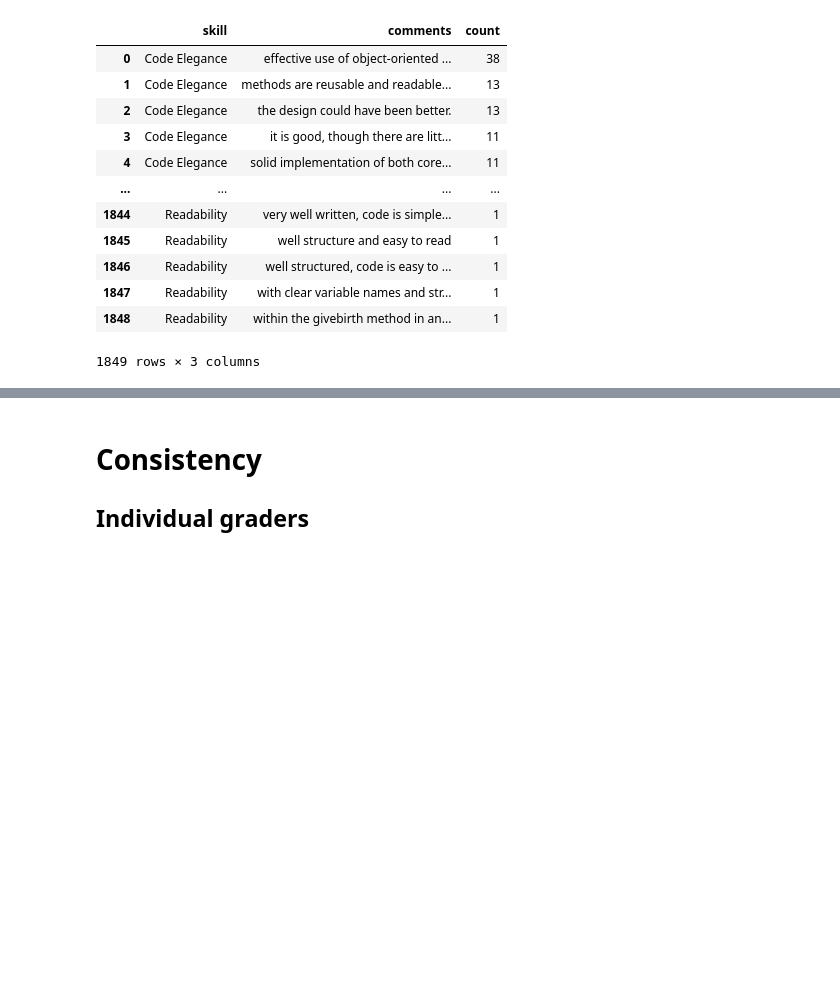
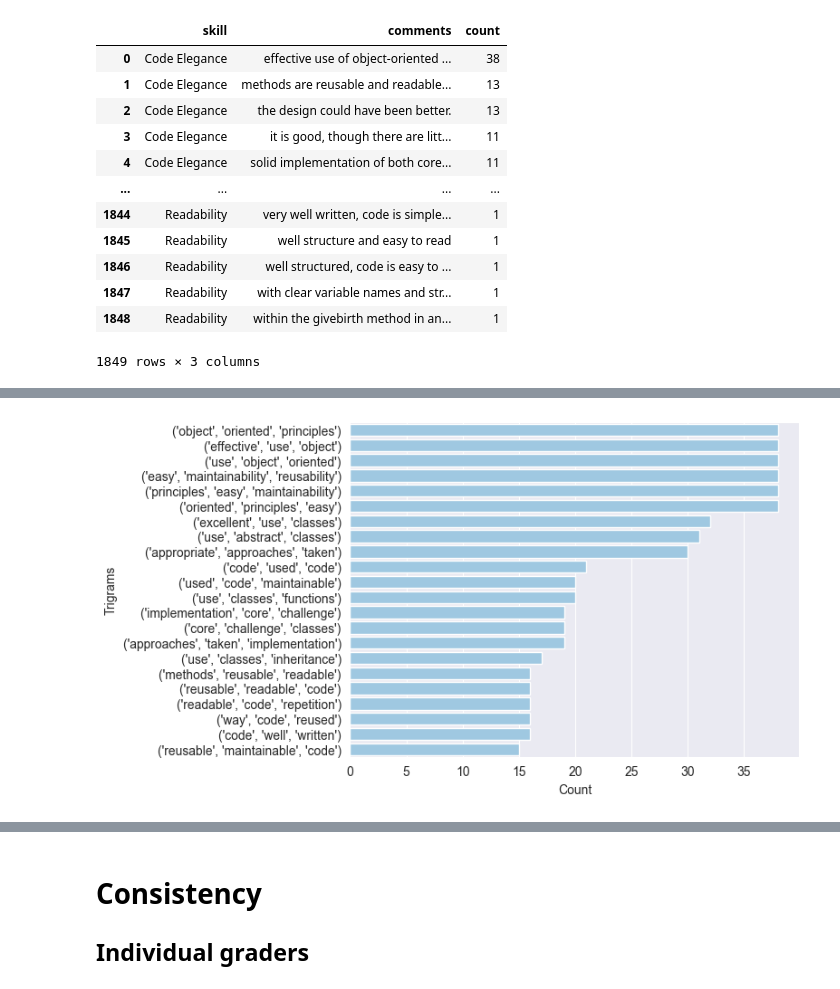
Before and after one commit to m-messer/Consistency_In_Grading_Analysis, a Jupyter notebook: feedback_analysis.ipynb, the cells around one changed output, grey strips where cells are left out. Drawn from its saved outputs; the diff is of its cells as text; code cells hidden in the pictures; blank space fills up the shorter version.

```diff
--- a/feedback_analysis.ipynb
+++ b/feedback_analysis.ipynb
@@ -76,0 +159,8 @@ See the caveats in the documentation: https://pandas.pydata.org/pandas-docs/stab
+# %%
+expl_df = nlp_df[nlp_df['skill'] == 'Code Elegance']['trigrams'].explode().value_counts().reset_index()
+expl_df['trigrams'] = expl_df['trigrams'].astype(str)
+g = sns.barplot(expl_df[expl_df['count'] >= 15], y='trigrams', x='count', color=blue)
+g.set(xlabel='Count', ylabel='Trigrams')
+g.get_figure().savefig('plots/code_elegance_trigrams.pdf', bbox_inches='tight')
+# %% [output]
+[figure, added]
```
Also changed, not shown: parts of 25 cells of this notebook, 1 other file.
